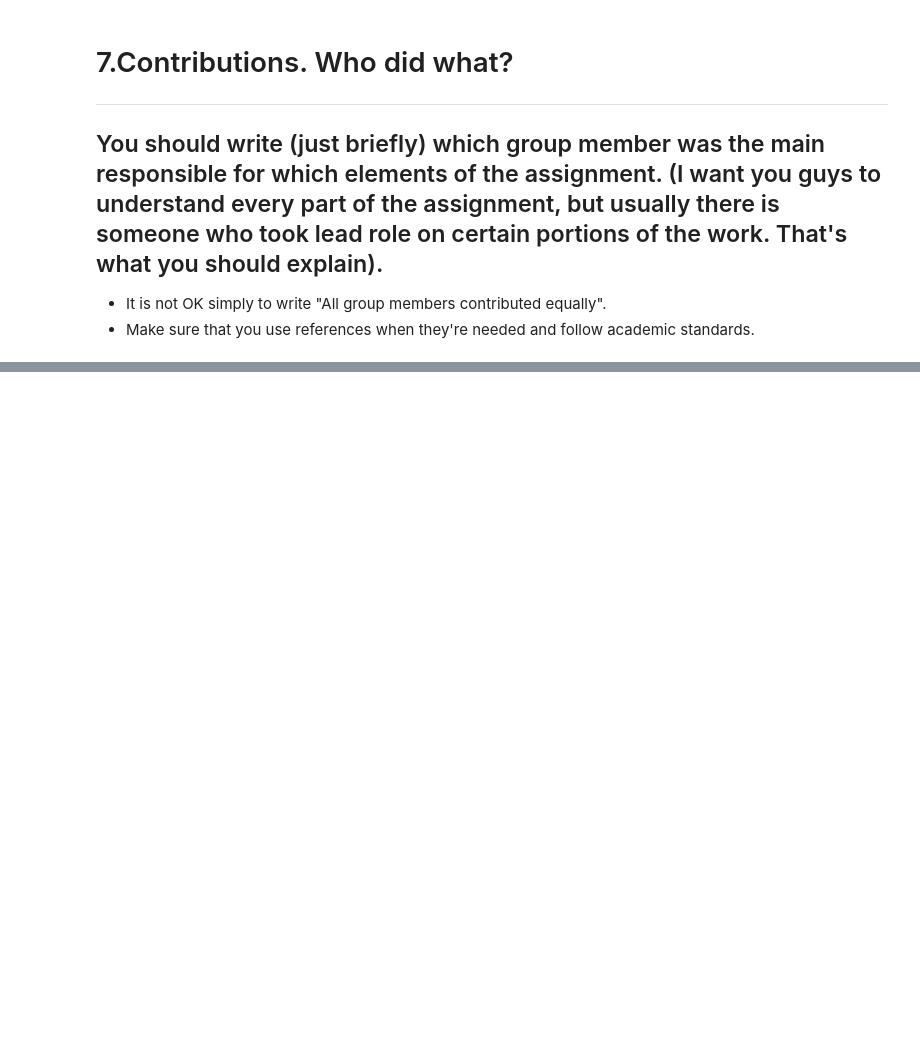
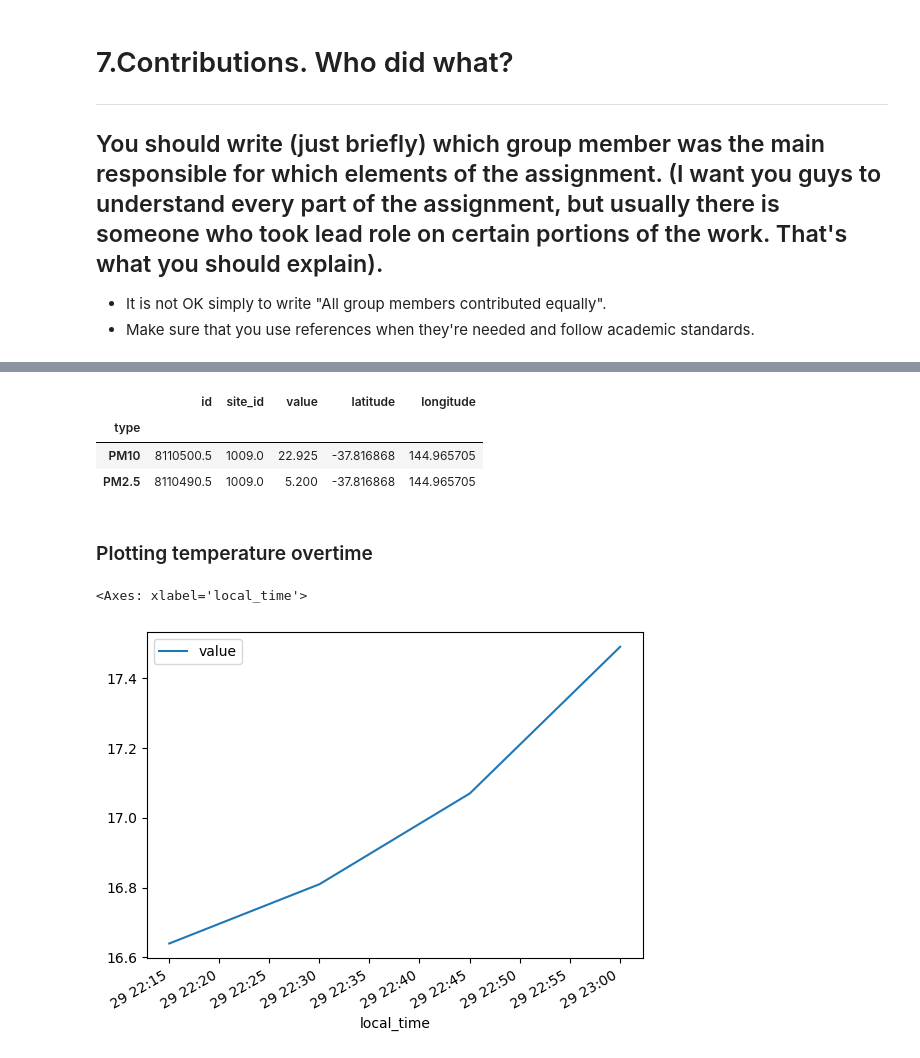
Before and after one commit to oida-dtu/SocialDataFinalProject, a Jupyter notebook: Workbook.ipynb, the cells around one changed output, grey strips where cells are left out. Saved outputs shown, nothing was run; the diff lists cells and outputs as text; code cells hidden in the pictures; blank space fills up the shorter version.

Commit message:
Added data analysis for temp

```diff
--- a/Workbook.ipynb
+++ b/Workbook.ipynb
@@ -60,0 +84,11 @@ Secondly,
+# %%
+# Soil sensor readings data analysis:
+
+# Import the sensor reading and locations datasets:
+
+df_sensor_read = pd.read_csv("microclimate-sensor-readings.csv")
+df_sensor_loc = pd.read_csv("microclimate-sensor-locations.csv")
+# %%
+# Append the reading dataset with the lat and lon of the sensor location (site:)
+df_sensor_read_merge = df_sensor_read.merge(df_sensor_loc[['site_id', 'latitude', 'longitude']], on='site_id', how='left')
+df_sensor_read_merge.head(10)
@@ -60,0 +107,9 @@ Secondly,
+# %%
+# Convert the time/date col into parsable format:
+df_sensor_read_merge['local_time'] = pd.to_datetime(df_sensor_read_merge['local_time'])
+
+# Find the min and max dates so we know the range:
+start_date = df_sensor_read_merge['local_time'].min()
+end_date = df_sensor_read_merge['local_time'].max()
+
+print("Start Date: ", start_date, "End Date: ", end_date)
@@ -60,0 +118,32 @@ Secondly,
+# %%
+# Group by the location of the sensor:
+df_id_1011 = df_sensor_read_merge[df_sensor_read_merge['site_id'] == 1011] #isolating the site IDs
+df_id_1012 = df_sensor_read_merge[df_sensor_read_merge['site_id'] == 1012]
+df_id_1009 = df_sensor_read_merge[df_sensor_read_merge['site_id'] == 1009]
+
+# Site ID 1011 mean values:
+df_id_1011_gType = df_id_1011.groupby(['type']).mean(numeric_only=True)
+df_id_1011_gType.head()
+
+# Site ID 1012 mean values:
+df_id_1012_gType = df_id_1012.groupby(['type']).mean(numeric_only=True)
+df_id_1012_gType.head()
+
+# Site ID 1012 mean values:
+df_id_1009_gType = df_id_1009.groupby(['type']).mean(numeric_only=True)
+df_id_1009_gType.head()
+# %% [output]
+|  | id | site_id | value | latitude | longitude |
+| type |  |  |  |  |  |
+| PM10 | 8110500.5 | 1009.0 | 22.925 | -37.816868 | 144.965705 |
+| PM2.5 | 8110490.5 | 1009.0 | 5.200 | -37.816868 | 144.965705 |
+# %% [markdown]
+### Plotting temperature overtime
+# %%
+# Plot the temperature over time:
+df_id_1011_temp = df_id_1011[df_id_1011['type'] == 'TPH.TEMP']
+
+df_id_1011_temp.plot(x='local_time', y='value')
+# %% [output]
+<Axes: xlabel='local_time'>
+[figure, added]
```
Also changed, not shown: parts of 25 cells of this notebook, 5 other files.
